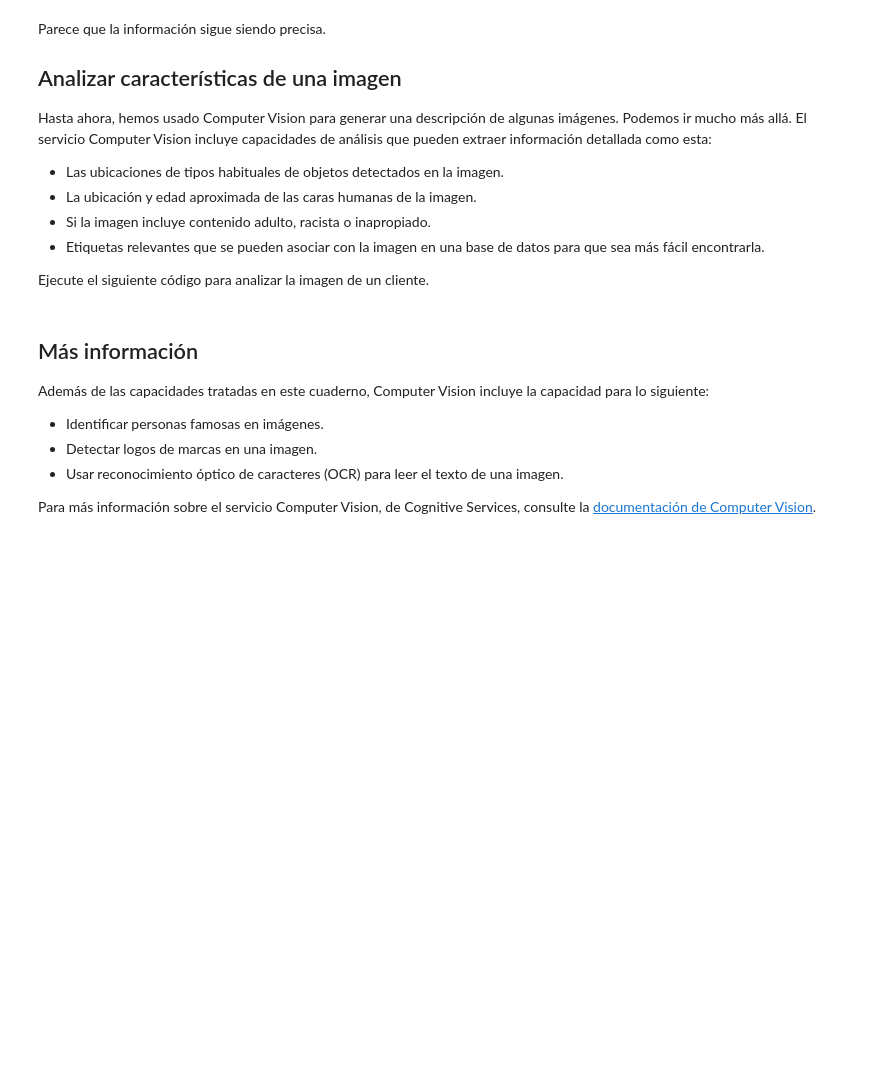
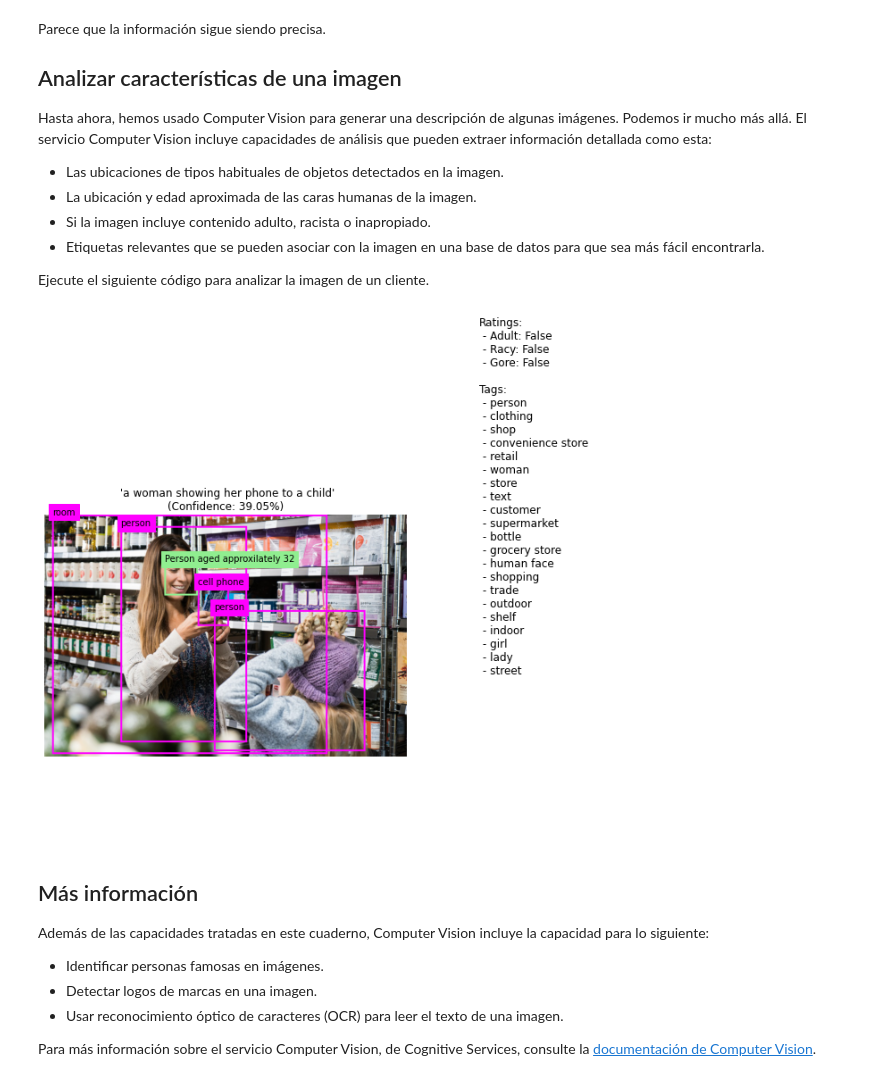
Before and after one commit to FernandaOchoa/AI-Fundamentals-Azure, a Jupyter notebook: notebooks/01 - Image Analysis with Computer Vision.ipynb, the cells around one changed output. Saved outputs shown, nothing was run; the diff lists cells and outputs as text; code cells hidden in the pictures; blank space fills up the shorter version.

```diff
--- a/notebooks/01 - Image Analysis with Computer Vision.ipynb
+++ b/notebooks/01 - Image Analysis with Computer Vision.ipynb
@@ -91,17 +126,19 @@ Hasta ahora, hemos usado Computer Vision para generar una descripción de alguna
 Ejecute el siguiente código para analizar la imagen de un cliente.
 # %%
 # Obtener la ruta de un archivo de imagen
-image_path = os.path.join('data', 'vision', 'store_cam1.jpg')
+image_path = os.path.join('../data', 'vision', 'store_cam1.jpg')
 
 # Indicar las características que se quieren analizar
 features = ['Description', 'Tags', 'Adult', 'Objects', 'Faces']
 
 # Obtener un análisis del servicio Computer Vision
 image_stream = open(image_path, "rb")
-analysis = computervision_client.analyze_image_in_stream(image_stream, visual_features=features)
+analysis = client.analyze_image_in_stream(image_stream, visual_features=features)
 
-# Mostrar los resultados del análisis (código en helper_scripts/vision.py)
+# Mostrar los resultados del análisis (código en python_code/vision.py)
 vision.show_image_analysis(image_path, analysis)
+# %% [output]
+[figure, added]
 # %% [markdown]
 ## Más información
 
```
Also changed, not shown: parts of 15 cells of this notebook.
